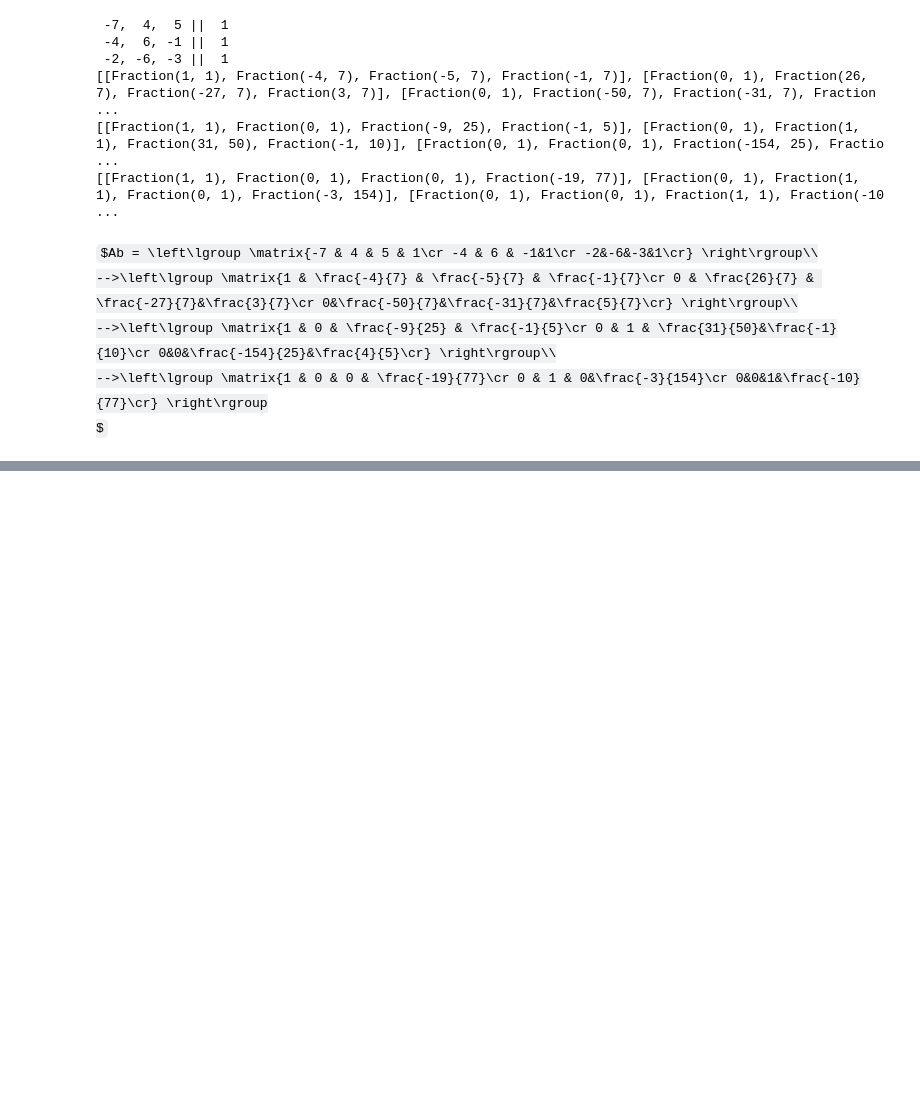
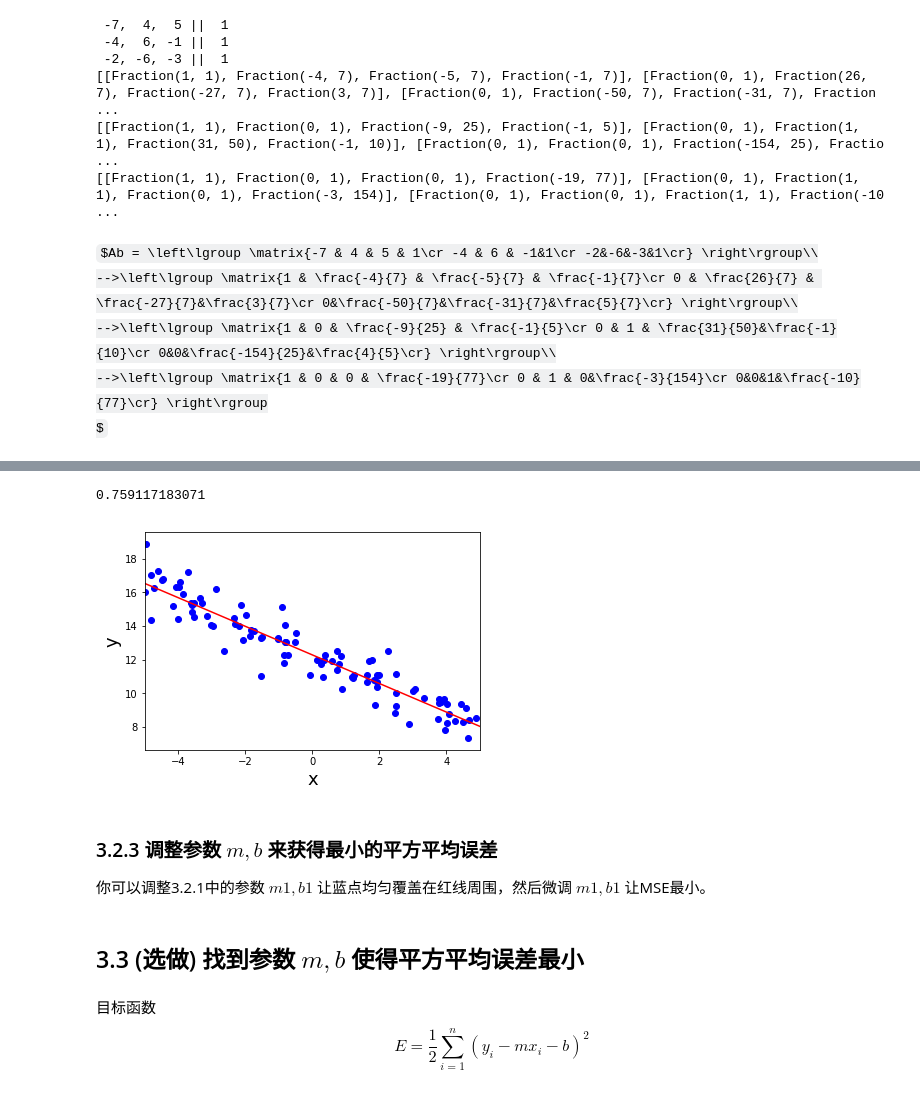
Before and after one commit to MartinSnow/linear_algebra, a Jupyter notebook: linear_regression_project.ipynb, the cells around one changed output, grey strips where cells are left out. Saved outputs shown, nothing was run; the diff lists cells and outputs as text; code cells hidden in the pictures; some formulas as TeX source; blank space fills up the shorter version.

```diff
--- a/linear_regression_project.ipynb
+++ b/linear_regression_project.ipynb
@@ -283,0 +473,47 @@ UnicodeDecodeError: 'ascii' codec can't decode byte 0xe7 in position 44: ordinal
+# %%
+# 不要修改这里！
+# 运行一次就够了！
+from helper import *
+from matplotlib import pyplot as plt
+%matplotlib inline
+
+X,Y = generatePoints(1,num=100)
+
+#TODO 请选择最适合的直线 y = mx + b
+m1 = -0.85
+b1 = 12.28
+
+# 不要修改这里！
+plt.xlim((-5,5))
+x_vals = plt.axes().get_xlim()
+y_vals = [m1*x+b1 for x in x_vals]
+plt.plot(x_vals, y_vals, '-', color='r')
+
+plt.xlabel('x',fontsize=18)
+plt.ylabel('y',fontsize=18)
+plt.scatter(X,Y,c='b')
+
+#plt.show()
+
+
+def calculateMSE(X,Y,m,b):
+    sum_value = 0
+    for i in range(len(X)):
+        distance_square = (Y[i]-m*X[i]-b)**2
+        sum_value += distance_square
+    return sum_value/len(X)
+
+print(calculateMSE(X,Y,m1,b1))
+# %% [output]
+0.759117183071
+[figure, added]
+# %% [markdown]
+### 3.2.3 调整参数 $m, b$ 来获得最小的平方平均误差
+你可以调整3.2.1中的参数 $m1,b1$ 让蓝点均匀覆盖在红线周围，然后微调 $m1, b1$ 让MSE最小。
+# %% [markdown]
+## 3.3 (选做) 找到参数 $m, b$ 使得平方平均误差最小
+# %% [markdown]
+目标函数
+$$
+E = \frac{1}{2}\sum_{i=1}^{n}{(y_i - mx_i - b)^2}
+$$
```
Also changed, not shown: parts of 24 cells of this notebook, 1 other file.
